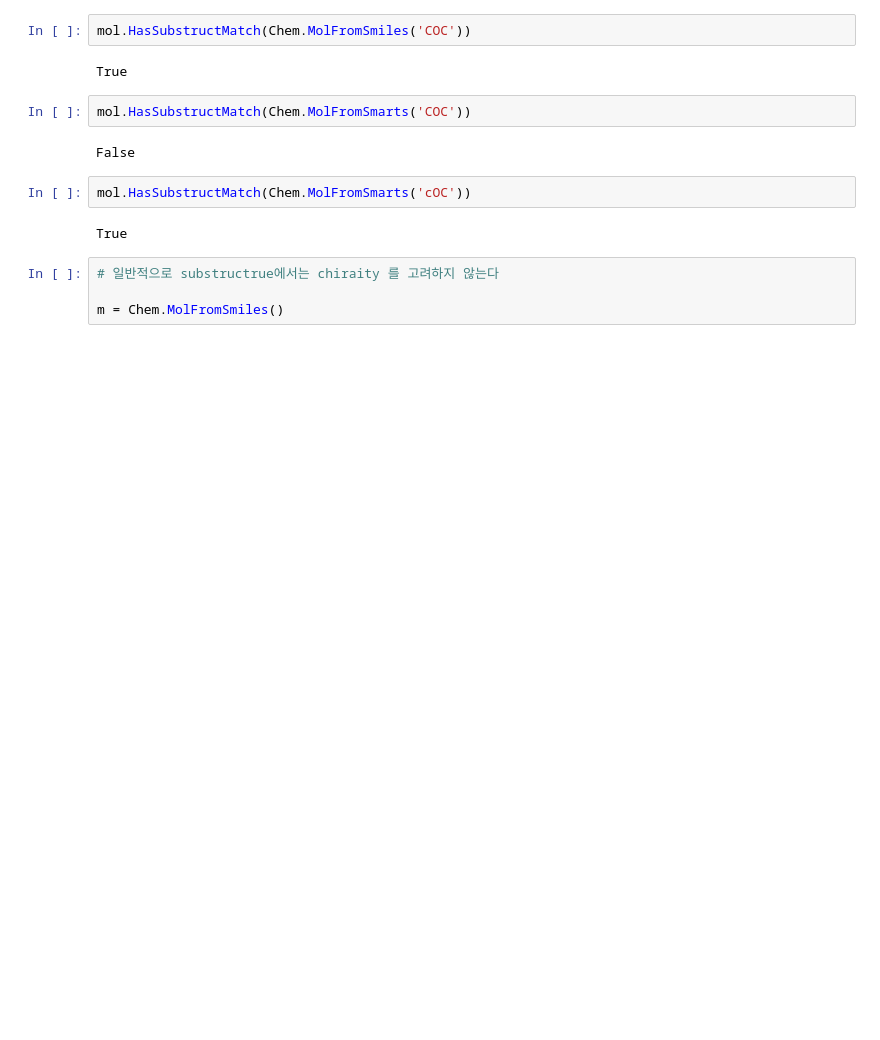
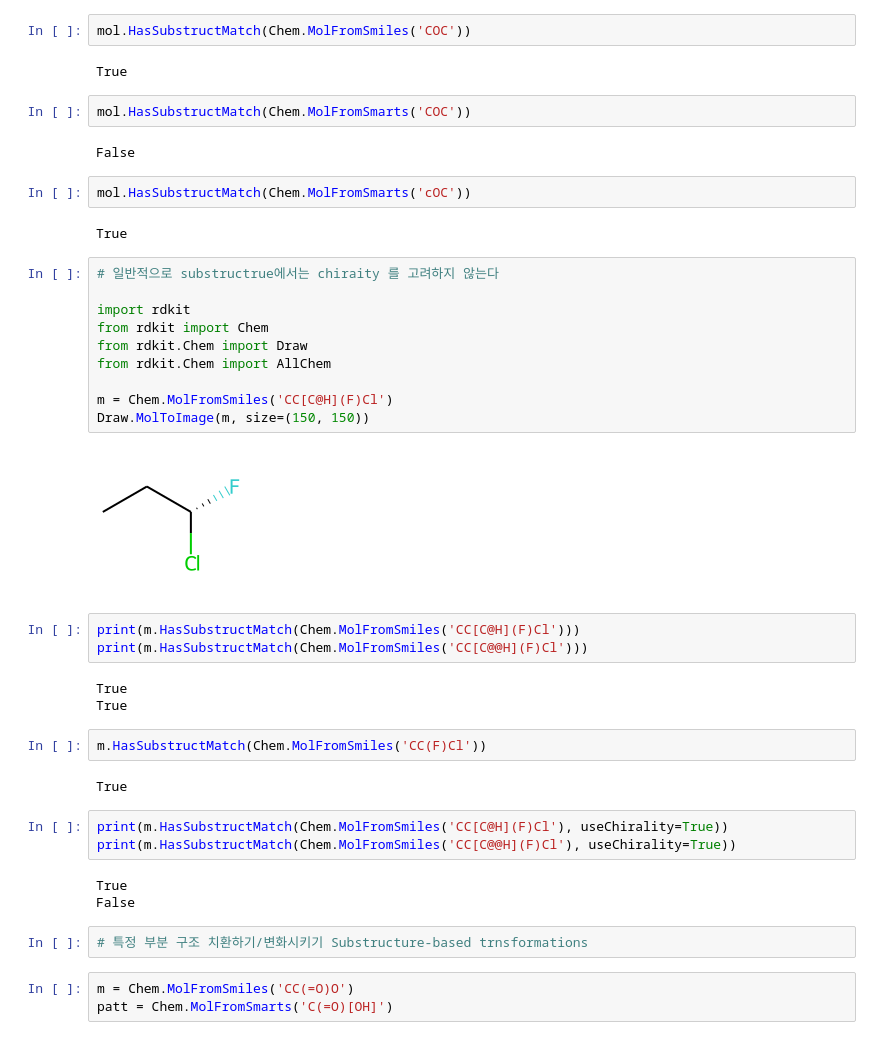
Before and after one commit to jinwoo3239/rdkit, a Jupyter notebook: rdkit_practice.ipynb, the cells around one changed output. Saved outputs shown, nothing was run; the diff lists cells and outputs as text; blank space fills up the shorter version.

```diff
--- a/rdkit_practice.ipynb
+++ b/rdkit_practice.ipynb
@@ -913,7 +913,36 @@ False
 mol.HasSubstructMatch(Chem.MolFromSmarts('cOC'))
 # %% [output]
 True
-# %%
-# 일반적으로 substructrue에서는 chiraity 를 고려하지 않는다
-
-m = Chem.MolFromSmiles()
+# %%
+# 일반적으로 substructrue에서는 chiraity 를 고려하지 않는다
+
+import rdkit
+from rdkit import Chem
+from rdkit.Chem import Draw
+from rdkit.Chem import AllChem
+
+m = Chem.MolFromSmiles('CC[C@H](F)Cl')
+Draw.MolToImage(m, size=(150, 150))
+# %% [output]
+[figure, added]
+# %%
+print(m.HasSubstructMatch(Chem.MolFromSmiles('CC[C@H](F)Cl')))
+print(m.HasSubstructMatch(Chem.MolFromSmiles('CC[C@@H](F)Cl')))
+# %% [output]
+True
+True
+# %%
+m.HasSubstructMatch(Chem.MolFromSmiles('CC(F)Cl'))
+# %% [output]
+True
+# %%
+print(m.HasSubstructMatch(Chem.MolFromSmiles('CC[C@H](F)Cl'), useChirality=True))
+print(m.HasSubstructMatch(Chem.MolFromSmiles('CC[C@@H](F)Cl'), useChirality=True))
+# %% [output]
+True
+False
+# %%
+# 특정 부분 구조 치환하기/변화시키기 Substructure-based trnsformations
+# %%
+m = Chem.MolFromSmiles('CC(=O)O')
+patt = Chem.MolFromSmarts('C(=O)[OH]')
```
Also changed, not shown: parts of 39 cells of this notebook.
